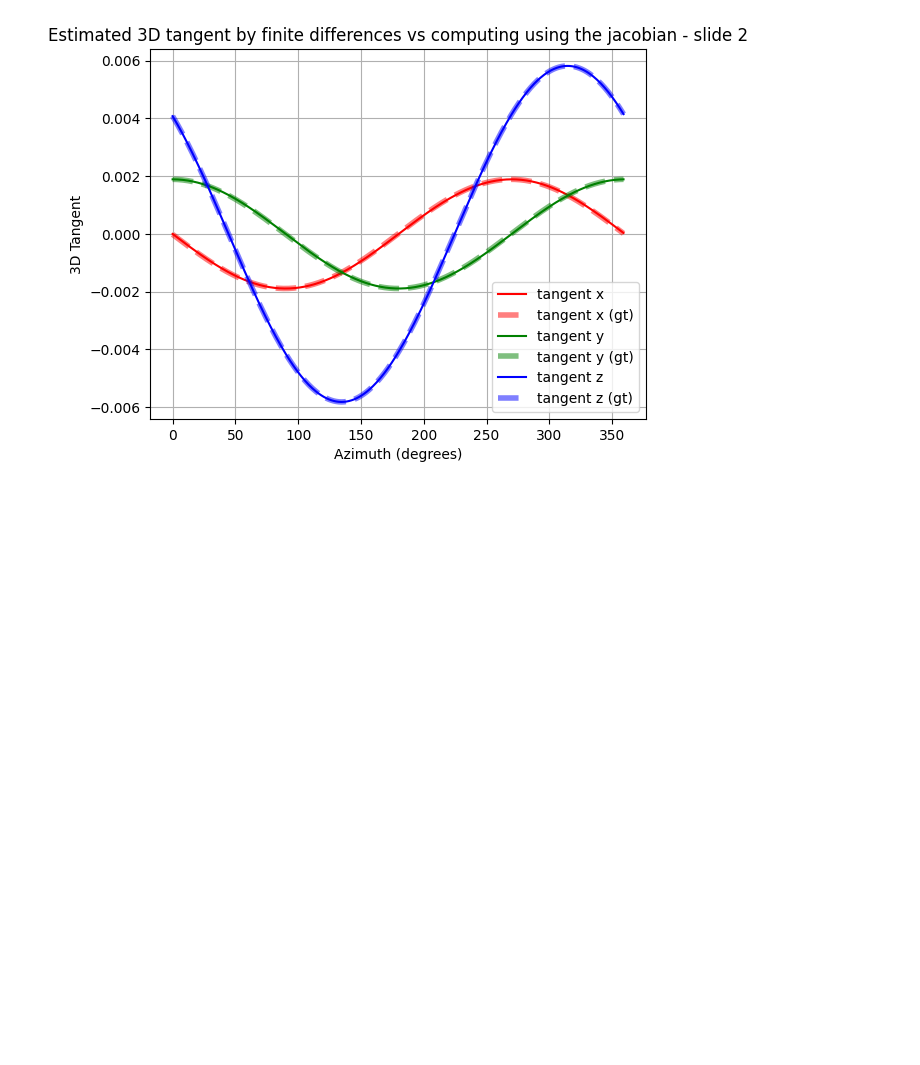
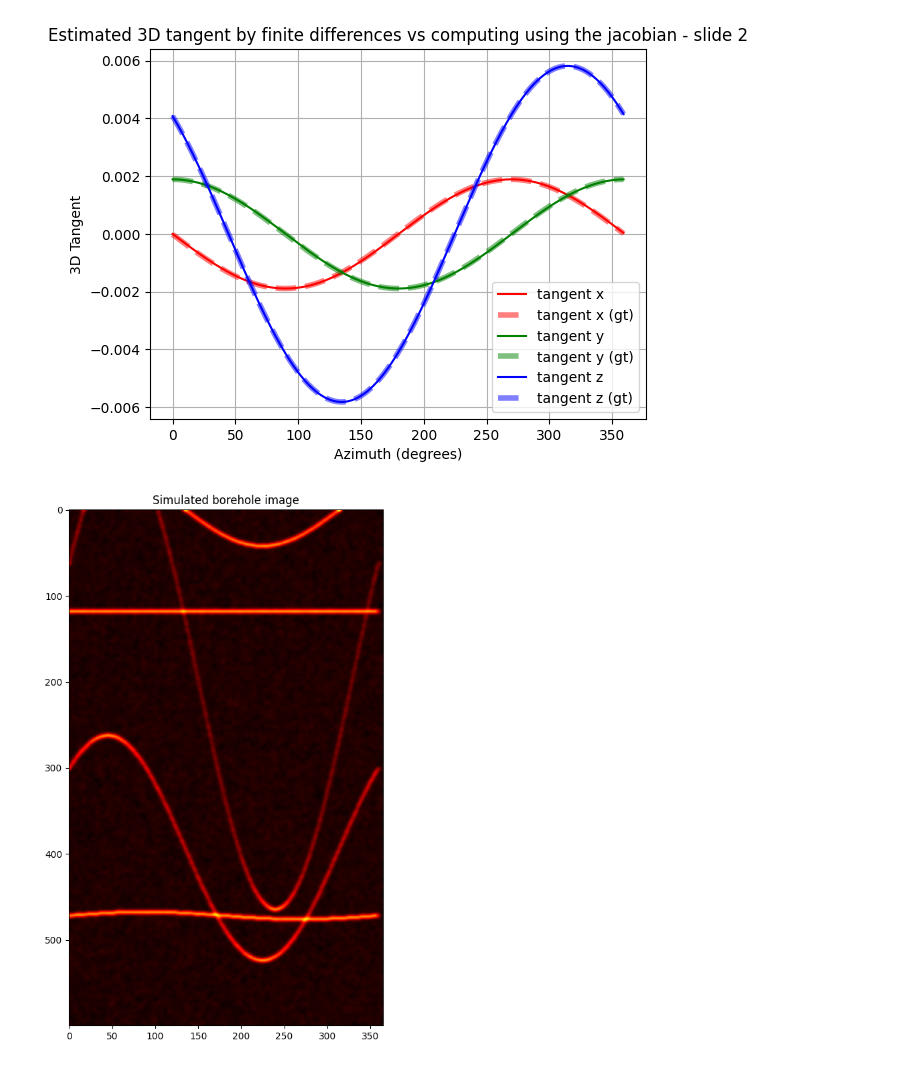
Before and after one commit to balthazarneveu/geosciences, a Jupyter notebook: TP_4/planes_synthesis.ipynb, the cells around one changed output. Saved outputs shown, nothing was run; the diff lists cells and outputs as text; code cells hidden in the pictures; blank space fills up the shorter version.

Commit message:
#4 TP-4 improve visualizations and grad stats

```diff
--- a/TP_4/planes_synthesis.ipynb
+++ b/TP_4/planes_synthesis.ipynb
@@ -95,0 +61,5 @@ plt.show()
+# %%
+img = simulated_splat_image(azimuth_coordinates_phi, altitude_z)
+show_borehole_image(img)
+# %% [output]
+[figure, added]
```
Also changed, not shown: parts of 5 cells of this notebook, 2 other files.
